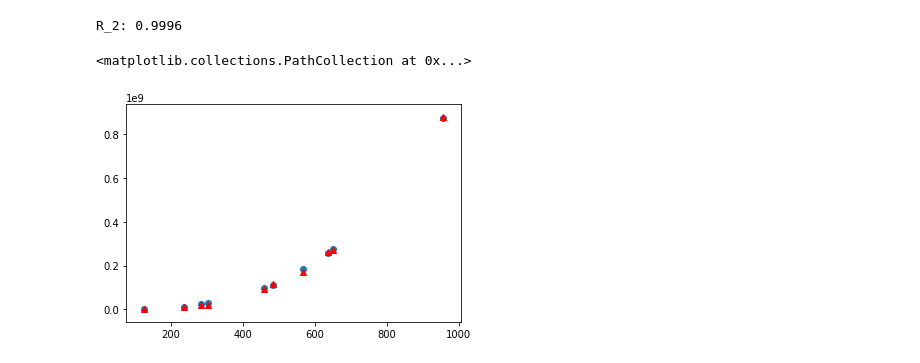
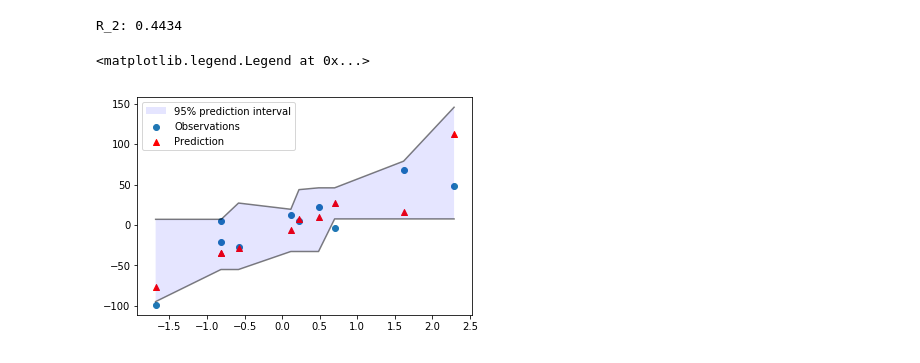
Before and after one commit to rach0012/yerc, a Jupyter notebook: sample_linear_regression.ipynb, the cells around one changed output. Drawn from its saved outputs; the diff is of its cells as text; code cells hidden in the pictures.

```diff
--- a/sample_linear_regression.ipynb
+++ b/sample_linear_regression.ipynb
@@ -21,18 +22,47 @@ plt.scatter(X,y)
-# %%
-params = {'n_estimators': 5000, 'max_depth': 50, 'min_samples_split': 5,
-          'learning_rate': 0.01, 'loss': 'ls'}
-clf = ensemble.GradientBoostingRegressor(**params)
-#clf = ensemble.RandomForestRegressor()
-clf.fit(X_train, y_train)
-prd = clf.predict(X_test)
-r_2 = r2_score(y_test, prd)
-print("R_2: %.4f" % r_2)
-plt.scatter(X_test, y_test)
-plt.scatter(X_test, prd, c="r", marker='^')
-# %% [output]
-R_2: 0.9996
-<matplotlib.collections.PathCollection at 0x...>
-[figure, removed]
+# %%
+params1 = {'n_estimators': 500, 'max_depth': 5, 'min_samples_split': 9,
+          'learning_rate': 0.01, 'loss': 'quantile', 'alpha': 0.5}
+params2 = {'n_estimators': 500, 'max_depth': 5, 'min_samples_split': 9,
+          'learning_rate': 0.01, 'loss': 'quantile', 'alpha': 0.05}
+params3 = {'n_estimators': 500, 'max_depth': 5, 'min_samples_split': 9,
+          'learning_rate': 0.01, 'loss': 'quantile', 'alpha': 0.95}
+mid_model = ensemble.GradientBoostingRegressor(**params1)
+lower_model = ensemble.GradientBoostingRegressor(**params2)
+upper_model = ensemble.GradientBoostingRegressor(**params3)
+
+mid_model.fit(X_train, y_train)
+prd_mid = mid_model.predict(X_test)
+
+lower_model.fit(X_train, y_train)
+prd_lower = lower_model.predict(X_test)
+
+upper_model.fit(X_train, y_train)
+prd_upper = upper_model.predict(X_test)
+
+r_2 = r2_score(y_test, prd_mid)
+print("R_2: %.4f" % r_2)
+plt.scatter(X_test, y_test, label=u'Observations')
+plt.scatter(X_test, prd_mid, c="r", marker='^', label=u'Prediction')
+
+a = np.array(X_test)
+b = np.stack(a, axis=1)
+p = b.argsort()
+y1 = prd_lower[p]
+plt.plot(np.sort(b[0]), y1[0], 'k', alpha = 0.5)
+y2 = prd_upper[p]
+plt.plot(np.sort(b[0]), y2[0], 'k', alpha = 0.5)
+
+a = np.sort(b[0])
+y_upper = y2[0]
+y_lower = y1[0]
+plt.fill(np.concatenate([a, a[::-1]]),
+         np.concatenate([y_upper, y_lower[::-1]]),
+         alpha=.1, fc='b', ec='None', label='95% prediction interval')
+plt.legend(loc='upper left')
+# %% [output]
+R_2: 0.4434
+<matplotlib.legend.Legend at 0x...>
+[figure, added]
 # %%
 import numpy as np
 import random
```
Also changed, not shown: parts of 12 cells of this notebook, 1 other file.
